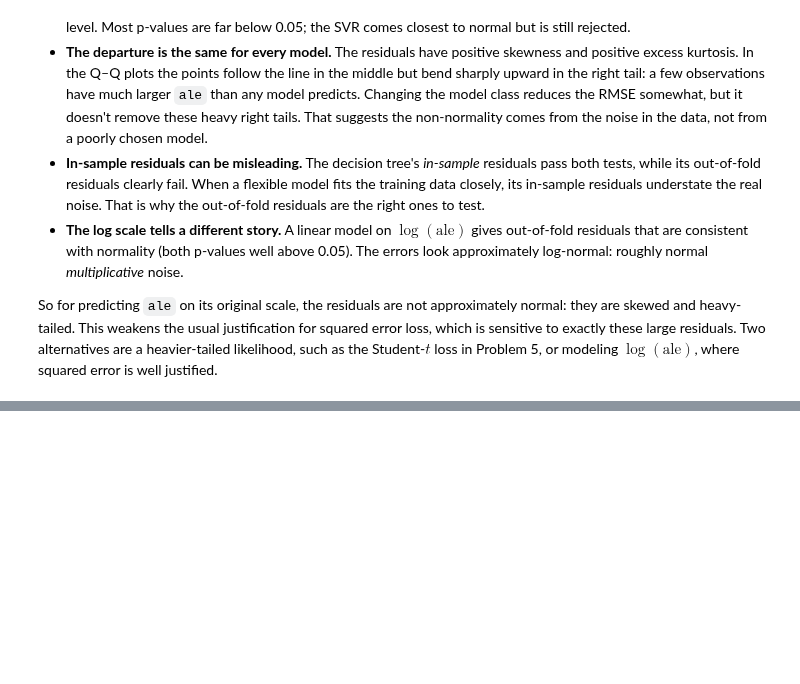
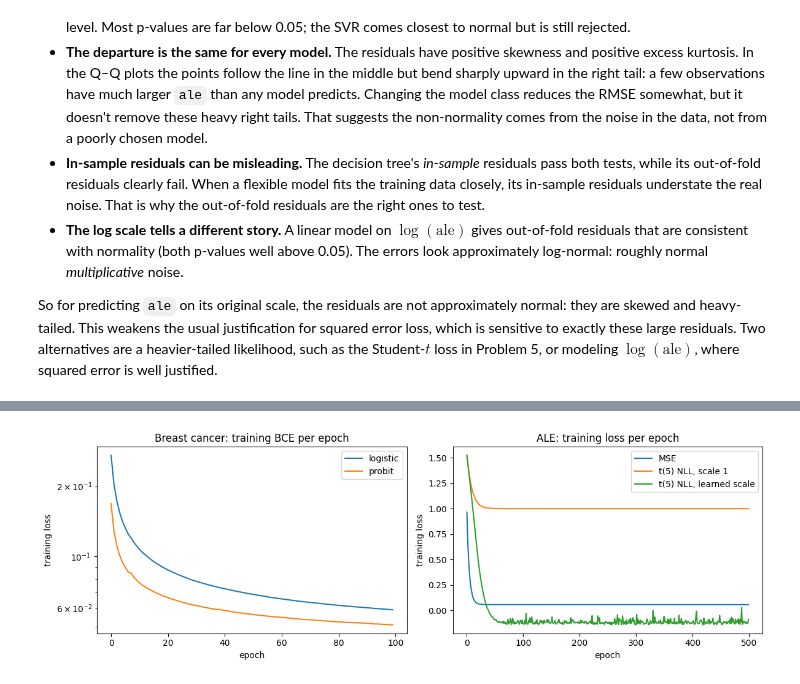
Before and after one commit to courbel/DATA-37711, a Jupyter notebook: homework_1/homework_1.ipynb, the cells around one changed output, grey strips where cells are left out. Drawn from its saved outputs; the diff is of its cells as text; code cells hidden in the pictures; blank space fills up the shorter version.

```diff
--- a/homework_1/homework_1.ipynb
+++ b/homework_1/homework_1.ipynb
@@ -302,0 +514,24 @@ So for predicting `ale` on its original scale, the residuals are not approximate
+# %%
+def t_loss_learned_scale(params, X, y):
+    s = jnp.exp(params["log_s"])
+    residual = y - linear_model(params, X)
+    return -jnp.mean(student_t.logpdf(residual / s, df=NU) - jnp.log(s))
+
+
+ts_init = {**zero_params(4), "log_s": jnp.array(0.0)}
+ts_params, ts_hist = fit_sgd(t_loss_learned_scale, ts_init, Xr_train_j, yr_train_j, **reg_settings)
+ts_mae = test_mae(ts_params)
+
+coef_rows = {
+    "sklearn LinearRegression (baseline)": (baseline_mae, baseline_reg.intercept_, baseline_reg.coef_),
+    "MSE loss (JAX + SGD)": (mse_mae, mse_params["b"], mse_params["w"]),
+    "t(5) loss, scale 1 (JAX + SGD)": (t_mae, t_params["b"], t_params["w"]),
+    "t(5) loss, learned scale (extra)": (ts_mae, ts_params["b"], ts_params["w"]),
+}
+reg_results = pd.DataFrame(
+    [[mae, float(b), *np.asarray(w)] for mae, b, w in coef_rows.values()],
+    index=list(coef_rows), columns=["test MAE", "b"] + [f"w_{f}" for f in features],
+)
+with pd.option_context("display.width", 130, "display.float_format", "{:.4f}".format):
+    print(reg_results)
+print(f"\nlearned scale s = {float(jnp.exp(ts_params['log_s'])):.3f}")
@@ -302,0 +546,15 @@ So for predicting `ale` on its original scale, the residuals are not approximate
+# %%
+fig, axes = plt.subplots(1, 2, figsize=(12, 4))
+axes[0].plot(logit_hist, label="logistic")
+axes[0].plot(probit_hist, label="probit")
+axes[0].set(title="Breast cancer: training BCE per epoch", xlabel="epoch", ylabel="training loss", yscale="log")
+axes[0].legend()
+axes[1].plot(mse_hist, label="MSE")
+axes[1].plot(t_hist, label="t(5) NLL, scale 1")
+axes[1].plot(ts_hist, label="t(5) NLL, learned scale")
+axes[1].set(title="ALE: training loss per epoch", xlabel="epoch", ylabel="training loss")
+axes[1].legend()
+fig.tight_layout()
+plt.show()
+# %% [output]
+[figure, added]
```
Also changed, not shown: parts of 19 cells of this notebook, 3 other files.
